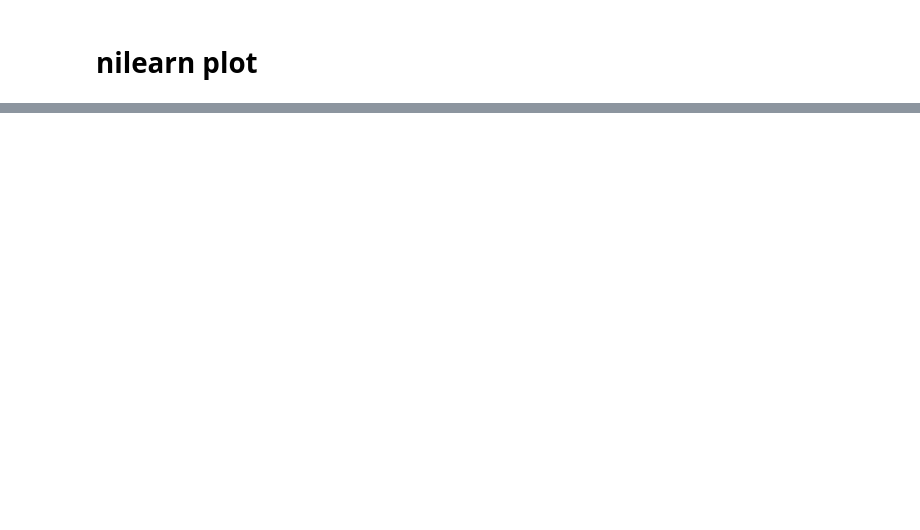
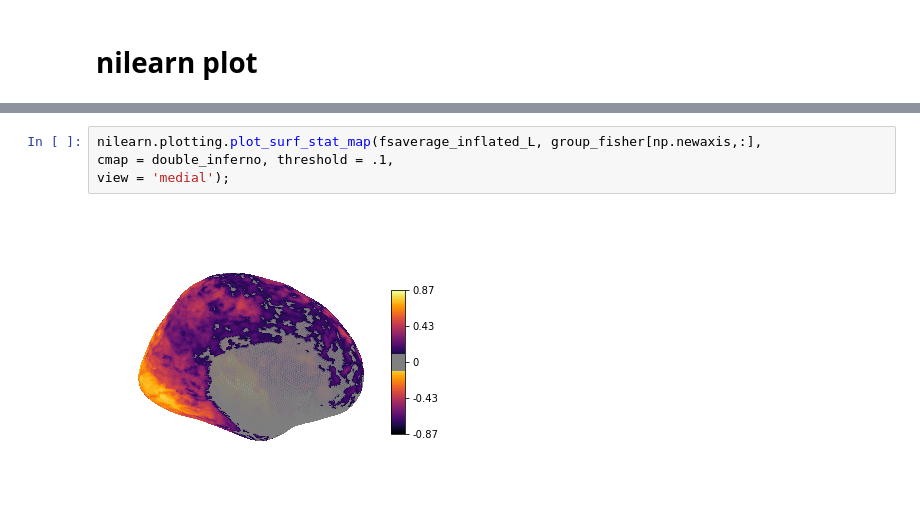
Before and after one commit to jungheejung/life-encoding, a Jupyter notebook: scripts/utils/check_isc.ipynb, the cells around one changed output, grey strips where cells are left out. Cells and saved outputs as stored; diff of their text form; blank space fills up the shorter version.

```diff
--- a/scripts/utils/check_isc.ipynb
+++ b/scripts/utils/check_isc.ipynb
@@ -255,0 +262,6 @@ nilearn.plotting.view_surf(fsaverage, isc_fisher)
+# %%
+nilearn.plotting.plot_surf_stat_map(fsaverage_inflated_L, group_fisher[np.newaxis,:],
+cmap = double_inferno, threshold = .1,
+view = 'medial');
+# %% [output]
+[figure, added]
```
Also changed, not shown: parts of 20 cells of this notebook.
